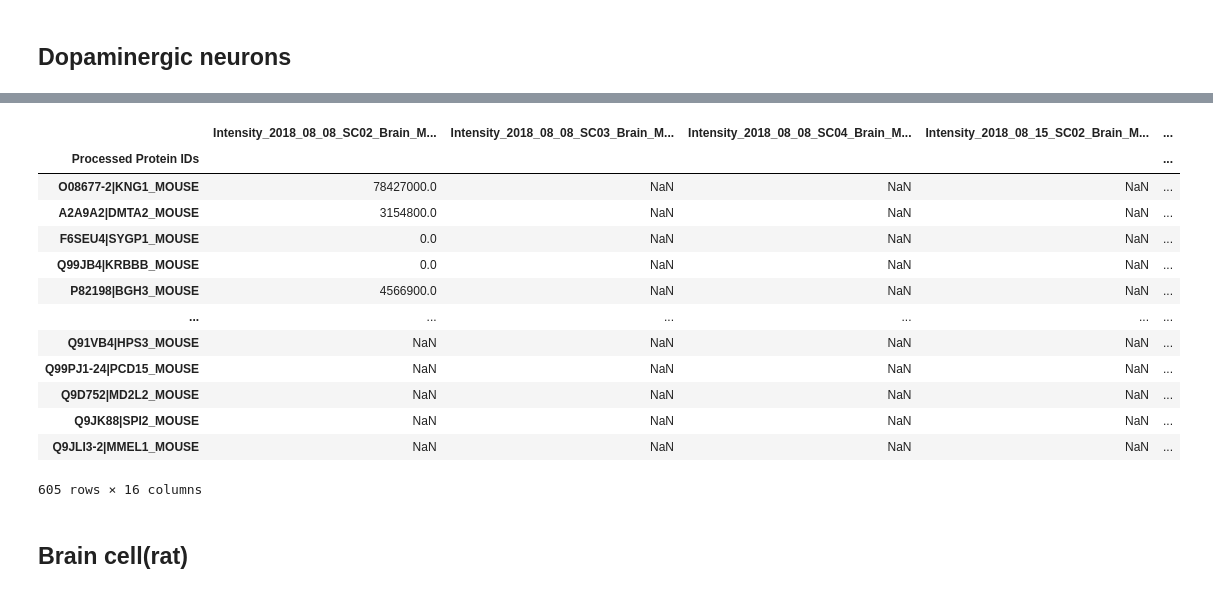
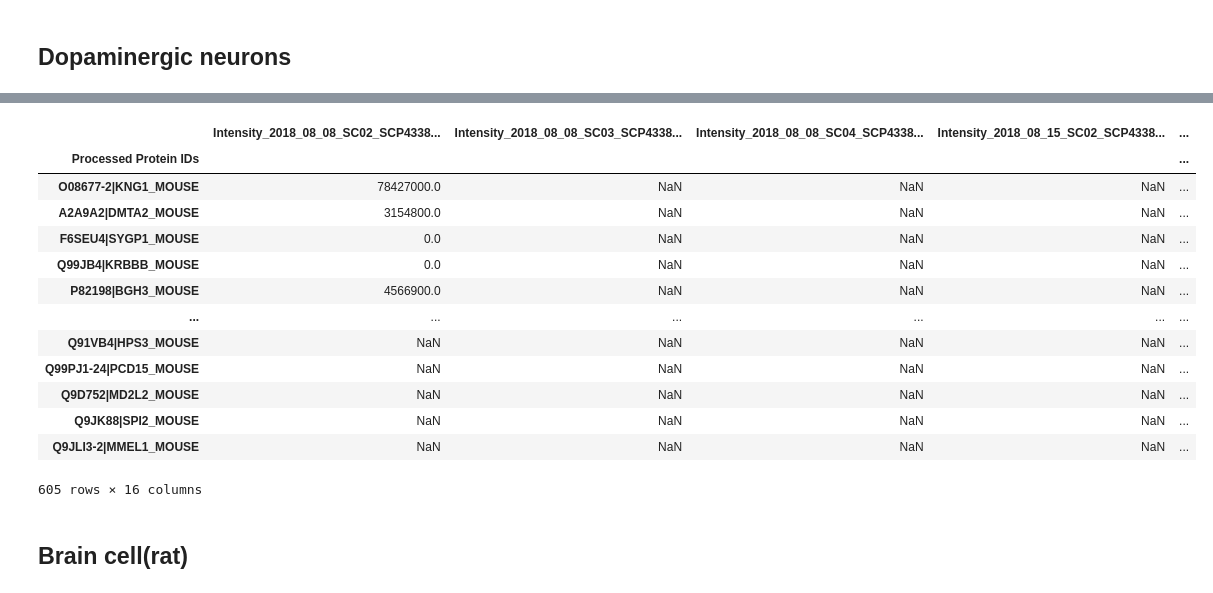
Before and after one commit to TaoYySC/SingleCellProteomics, a Jupyter notebook: include_all_intensity.ipynb, the cells around one changed output, grey strips where cells are left out. Cells and saved outputs as stored; diff of their text form; code cells hidden in the pictures.

```diff
--- a/include_all_intensity.ipynb
+++ b/include_all_intensity.ipynb
@@ -116,17 +99,7 @@ data1
 | Q9Y6N5|SQOR_HUMAN | 0.000000e+00 | 0.0 | 0 | 0 | ... |
 540 rows × 7 columns
 # %%
-data1.columns = data1.columns + '_Brain' + '_Human' + '_U87'
+data1.columns = data1.columns + '_SCP37621' + '_Brain' + '_Human' + '_U87'
 data1.to_csv('MS-based-SCP/A_Checked_data/Brain_Human_U87.csv')
 # %% [markdown]
 ## Dopaminergic neurons
-# %%
-data1 = pd.read_csv('MS-based-SCP/Brain/SCP43381/all_intensity_included_proteinGroups_2018_08_08_SC02.txt.csv',index_col = 0)
-data1 = process_raw_data(data1)
-data1['Processed Protein IDs'] = data1['Protein IDs'].str.replace(r'^sp\|','',regex=True)
-data1.drop('Protein IDs', axis = 1, inplace = True)
-data1 = data1[[col for col in data1.columns if 'LFQ' not in col]]
-data1.set_index('Processed Protein IDs', inplace = True)
-data1.columns = data1.columns + '2018_08_08_SC02'
-data1
-# data1 = data1[[col for col in data1.columns if 'LFQ' not in col]]
@@ -152,34 +106,25 @@ data1
-# %%
-data1 = pd.read_csv('MS-based-SCP/Brain/SCP43381/all_intensity_included_proteinGroups_2018_08_08_SC02.txt.csv',index_col = 0)
-data1 = process_raw_data(data1)
-data1['Processed Protein IDs'] = data1['Protein IDs'].str.replace(r'^sp\|','',regex=True)
-data1.drop('Protein IDs', axis = 1, inplace = True)
-data1 = data1[[col for col in data1.columns if 'LFQ' not in col]]
-data1.set_index('Processed Protein IDs', inplace = True)
-data1.columns = data1.columns + '2018_08_08_SC02'
-data1
 # %%
 file_pattern = 'MS-based-SCP/Brain/SCP43381/*all_intensity_included_proteinGroups*.csv'
 file_list = glob.glob(file_pattern)
 all_data = []
 for file in file_list:
     dates = re.search(r'(\d{4}_\d{2}_\d{2}_SC\d{2})', file).group(0)
     data1 = pd.read_csv(file, index_col=0)
     columns = ['Protein IDs','Intensity']
     data1 = data1[columns]
     data1 = process_raw_data(data1)
     data1['Processed Protein IDs'] = data1['Protein IDs'].str.replace(r'^sp\|', '', regex=True)
     data1.drop('Protein IDs', axis=1, inplace=True)
     data1 = data1[[col for col in data1.columns if 'LFQ' not in col]]
     data1.set_index('Processed Protein IDs', inplace=True)
     data1.columns = data1.columns + '_' + dates
     all_data.append(data1)
 final_data = pd.concat(all_data, axis=1)
-final_data.columns = final_data.columns + '_Brain' + '_Mouse' + '_Dopaminergic_neurons'
-final_data.to_csv('MS-based-SCP/A_Checked_data/Brain_Mouse_Dopaminergic_neurons.csv')
+final_data.columns = final_data.columns + '_SCP43381' + '_Brain' + '_Mouse' + '_DopaminergicNeurons'
+final_data.to_csv('MS-based-SCP/A_Checked_data/Brain_Mouse_DopaminergicNeurons.csv')
 final_data
 # %% [output]
-|  | Intensity_2018_08_08_SC02_Brain_M... | Intensity_2018_08_08_SC03_Brain_M... | Intensity_2018_08_08_SC04_Brain_M... | Intensity_2018_08_15_SC02_Brain_M... | ... |
+|  | Intensity_2018_08_08_SC02_SCP4338... | Intensity_2018_08_08_SC03_SCP4338... | Intensity_2018_08_08_SC04_SCP4338... | Intensity_2018_08_15_SC02_SCP4338... | ... |
 | Processed Protein IDs |  |  |  |  | ... |
 | O08677-2|KNG1_MOUSE | 78427000.0 | NaN | NaN | NaN | ... |
 | A2A9A2|DMTA2_MOUSE | 3154800.0 | NaN | NaN | NaN | ... |
```
Also changed, not shown: parts of 63 cells of this notebook, 1 other file.
